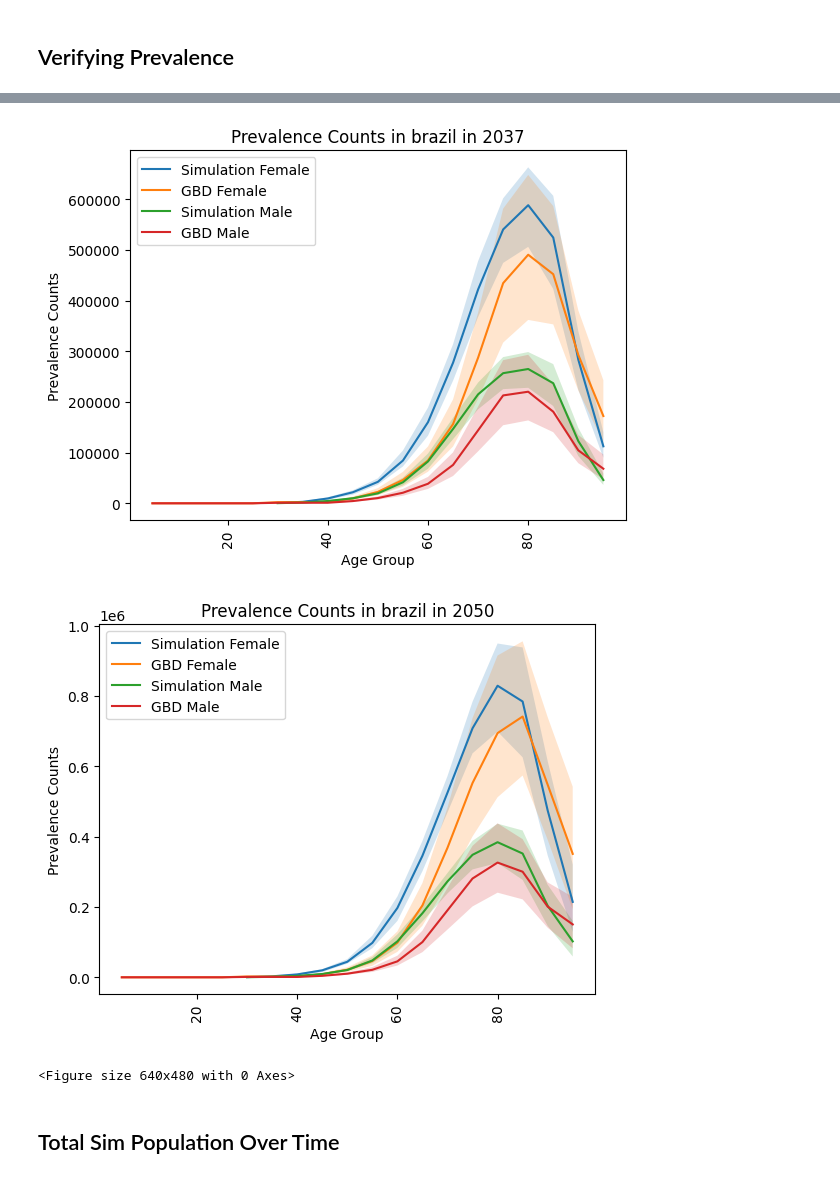
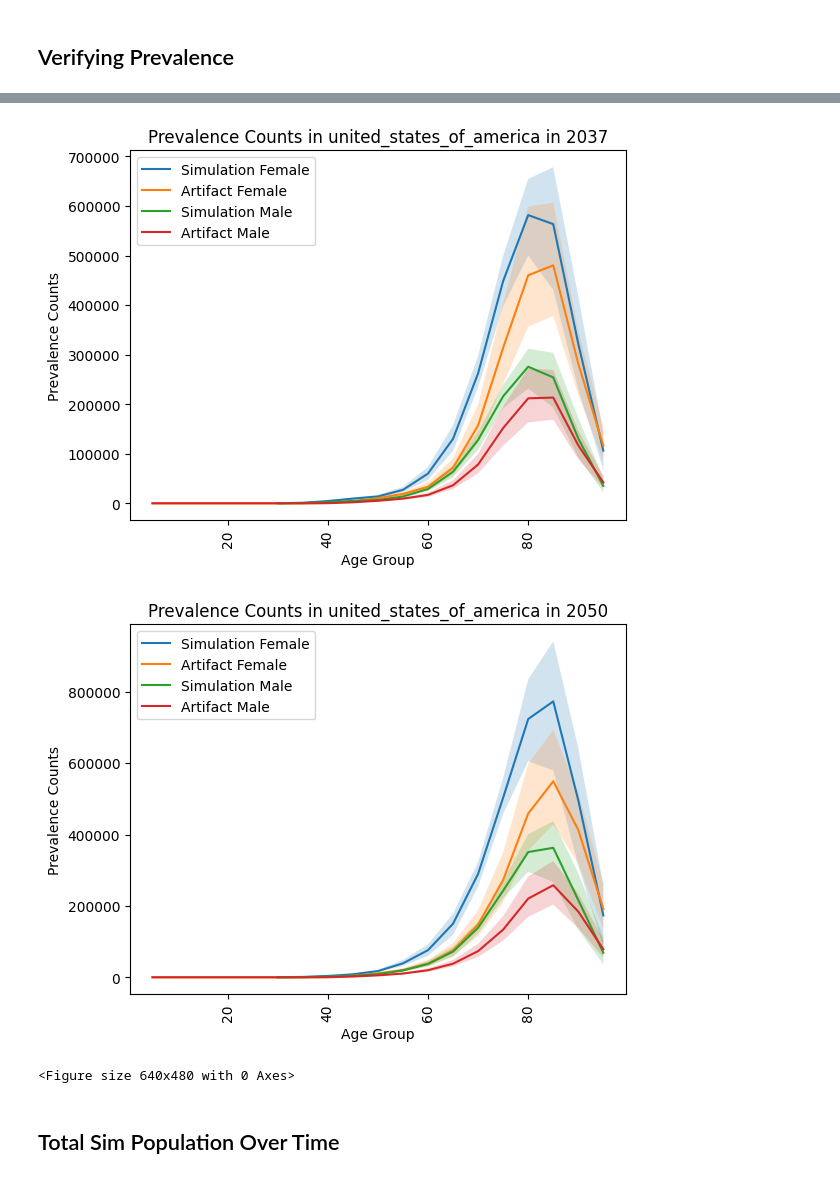
Before and after one commit to ihmeuw/vivarium_research_alzheimers, a Jupyter notebook: verification_and_validation/2025_09_24_model5.0_vv.ipynb, the cells around one changed output, grey strips where cells are left out. Drawn from its saved outputs; the diff is of its cells as text; code cells hidden in the pictures.

```diff
--- a/verification_and_validation/2025_09_24_model5.0_vv.ipynb
+++ b/verification_and_validation/2025_09_24_model5.0_vv.ipynb
@@ -35,8 +35,8 @@ lutzes
 /mnt/team/simulation_science/pub/models/vivarium_csu_alzheimers
 # %%
 locations = [
-            # 'united_states_of_america',
-             'brazil',
+            'united_states_of_america',
+            #  'brazil',
             #  'china',
             #  'germany',
             #  'israel',
@@ -517,7 +537,7 @@ for artifact_dir in artifact_dirs:
     art = Artifact(artifact_dir)
     df = pd.merge(
         art.load(
-            'population.scaling_factor'
+            'cause.alzheimers.prevalence'
                 ).droplevel(['year_start', 'year_end']),
         art.load('population.structure'),
         left_index=True,
@@ -544,6 +570,7 @@ art_prev_data.head()
 cols = ['input_draw','current_year','location','age_group','sex']
 
 new_sims = load_df('person_time_alzheimers_disease_and_other_dementias')
+new_sims = new_sims.loc[new_sims.sub_entity == 'alzheimers_disease_state']
 new_sims = new_sims.merge(scale[['location','sex','age_group','ratio','current_year']])
 new_sims['total_prev'] = new_sims['value'] / new_sims['ratio']
 new_sims = new_sims.groupby(cols).sum(numeric_only=True)
@@ -577,7 +604,7 @@ for location in new_sims.location.unique():
             plt.plot(plot_data.age_start, plot_data['mean'], label=f'Simulation {sex}')
             plt.fill_between(plot_data.age_start, plot_data['2.5%'], plot_data['97.5%'], alpha=0.2)
 
-            plt.plot(art_plot.age_start, art_plot['mean'], label=f'GBD {sex}')
+            plt.plot(art_plot.age_start, art_plot['mean'], label=f'Artifact {sex}')
             plt.fill_between(art_plot.age_start, art_plot['upper'], art_plot['lower'], alpha=0.2)
 
             plt.title(f"Prevalence Counts in {location} in {year}")
@@ -591,5 +618,5 @@ for location in new_sims.location.unique():
-[figure, old version]
+[figure, new version]
-[figure, old version]
+[figure, new version]
 <Figure size 640x480 with 0 Axes>
 # %% [markdown]
 ## Total Sim Population Over Time
```
Also changed, not shown: parts of 25 cells of this notebook.
